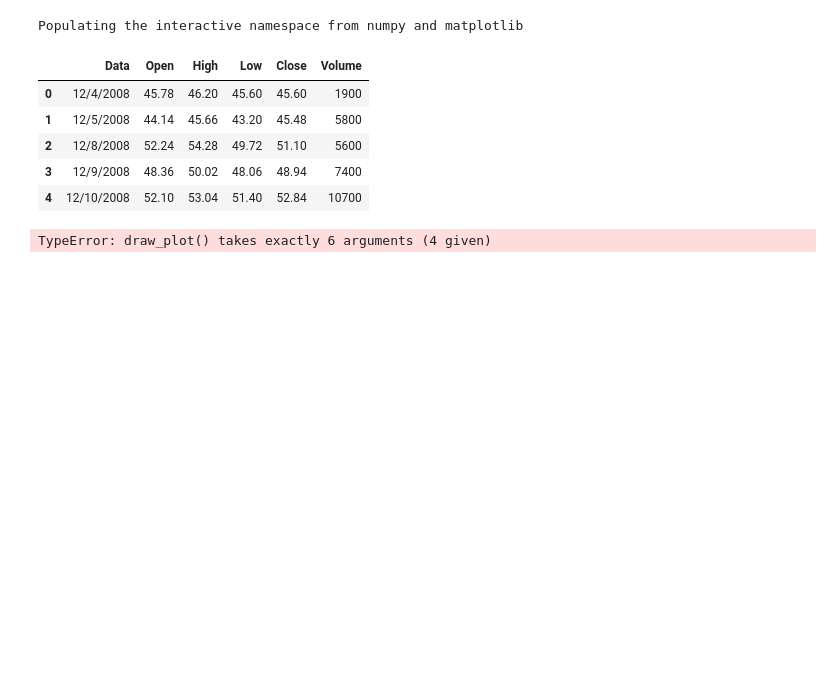
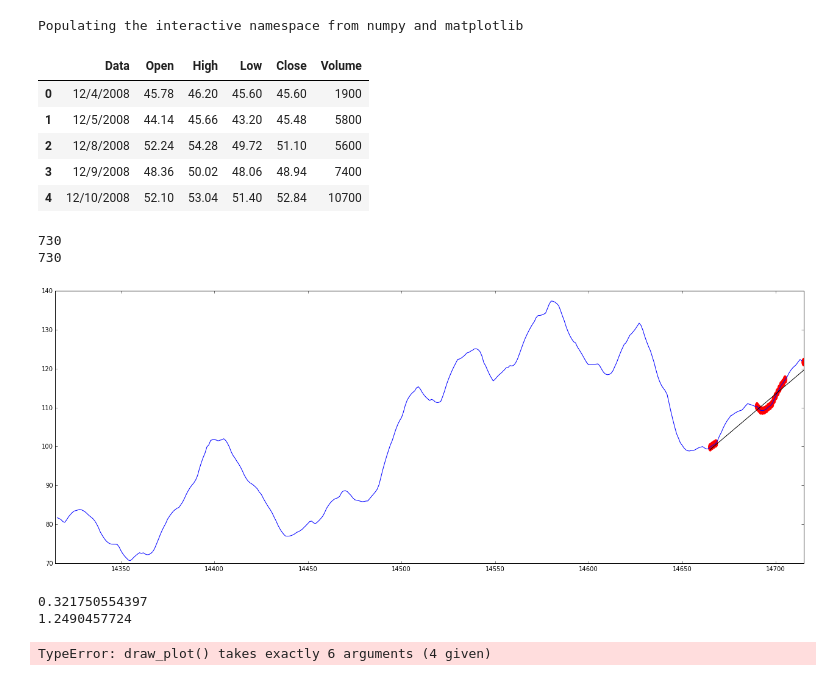
Before and after one commit to Anastasiya-Zhyrkevich/Notebooks, a Jupyter notebook: Untitled.ipynb, the cells around one changed output. Cells and saved outputs as stored; diff of their text form; code cells hidden in the pictures; blank space fills up the shorter version.

Commit message:
lower_line_clockwise

```diff
--- a/Untitled.ipynb
+++ b/Untitled.ipynb
@@ -18,0 +29,22 @@ Populating the interactive namespace from numpy and matplotlib
+# %%
+fig, ax = create_plot(0, len(df))
+#draw_plot(fig, ax, 0, len(df), df['Data'], df['Close'])
+
+resx, res = add_missed(df['Data'], df['Close'])
+
+
+
+resx = resx[:(0.3)*len(resx)]
+res = res [:len(resx)]
+
+print len(resx)
+print len(res)
+
+#ary = rsi(0, len(res), resx, res)
+ess_ = ess1(res, 0.1)
+
+draw_lower_line(fig, ax, resx[100:500], ess_[100:500], 20)
+# %% [output]
+730
+730
+[figure, added]
@@ -18,0 +60,6 @@ Populating the interactive namespace from numpy and matplotlib
+# %%
+print math.atan(1.0/3.0)
+print math.atan(3.0/1.0)
+# %% [output]
+0.321750554397
+1.2490457724
```
Also changed, not shown: parts of 10 cells of this notebook, 3 other files.
